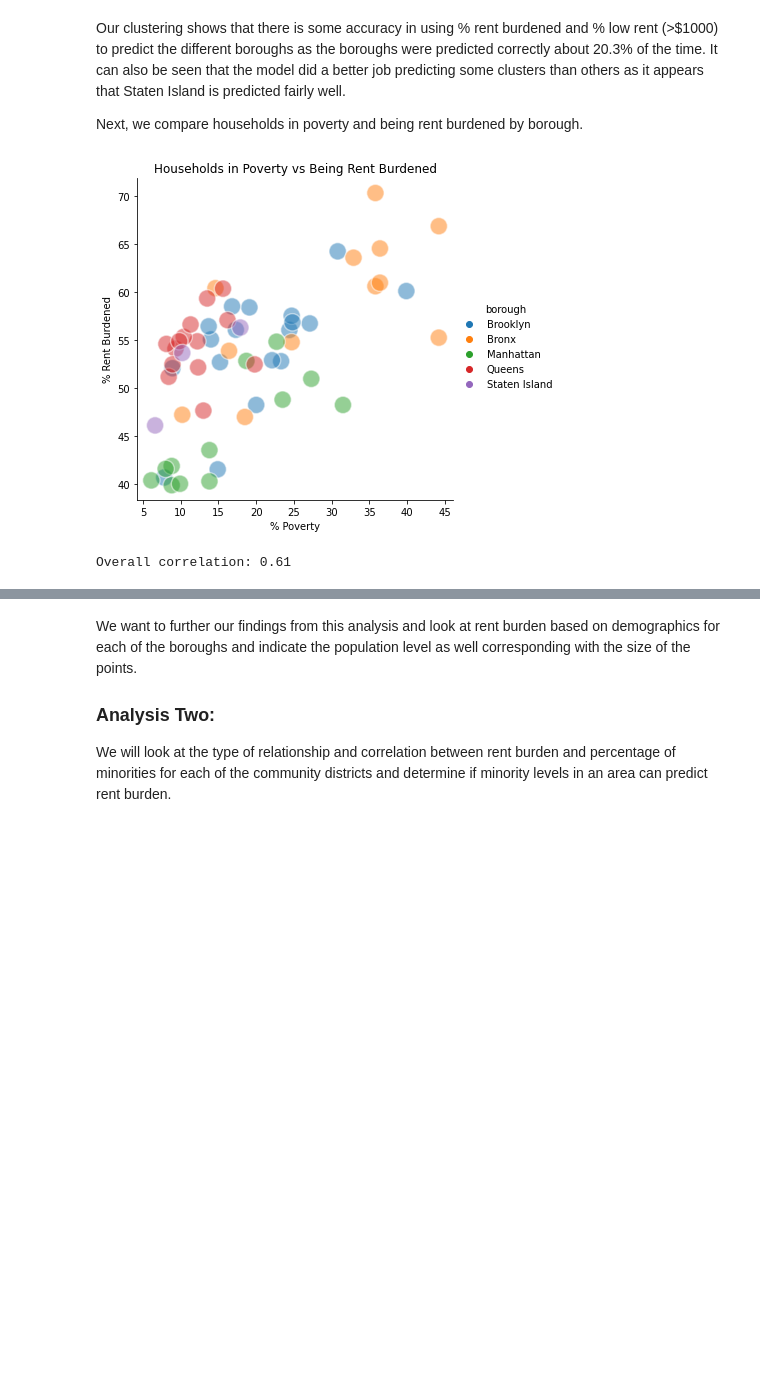
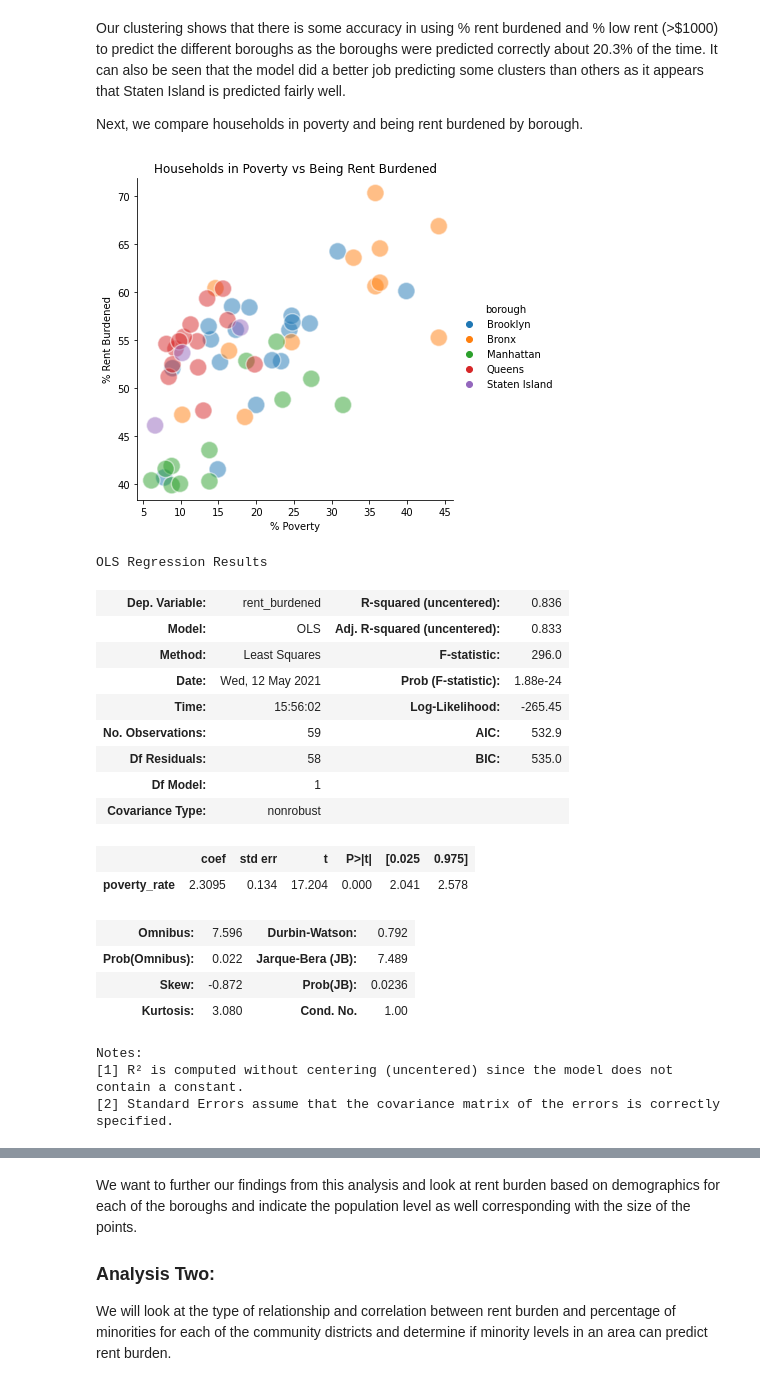
Before and after one commit to cailtyn-caj96/info-2950, a Jupyter notebook: final/finalproject.ipynb, the cells around one changed output, grey strips where cells are left out. Cells and saved outputs as stored; diff of their text form; code cells hidden in the pictures; blank space fills up the shorter version.

```diff
--- a/final/finalproject.ipynb
+++ b/final/finalproject.ipynb
@@ -125,16 +125,41 @@ Our clustering shows that there is some accuracy in using % rent burdened and %
 
 Next, we compare households in poverty and being rent burdened by borough.
 # %%
-# display(burden_gross.head())
+from sklearn.linear_model import LinearRegression as lr
+from sklearn.metrics import r2_score
 
 sns.relplot(x='poverty_rate', y='rent_burdened', hue="borough", s=300, alpha=.5, data=housing_poverty);
 plt.xlabel("% Poverty")
 plt.ylabel("% Rent Burdened")
 plt.title('Households in Poverty vs Being Rent Burdened')
 plt.show()
 
-print("Overall correlation: {:.2f}".format(housing_poverty["poverty_rate"].corr(housing_poverty["rent_burdened"])))
+# print("Overall correlation: {:.2f}".format(housing_poverty["poverty_rate"].corr(housing_poverty["rent_burdened"])))
+
+X = housing_poverty['poverty_rate']
+Y = housing_poverty['rent_burdened']
+
+model = sm.OLS(Y, X).fit()
+model.summary()
 # %% [output]
 [figure]
-Overall correlation: 0.61
+OLS Regression Results
+| Dep. Variable: | rent_burdened | R-squared (uncentered): | 0.836 |
+| Model: | OLS | Adj. R-squared (uncentered): | 0.833 |
+| Method: | Least Squares | F-statistic: | 296.0 |
+| Date: | Wed, 12 May 2021 | Prob (F-statistic): | 1.88e-24 |
+| Time: | 15:56:02 | Log-Likelihood: | -265.45 |
+| No. Observations: | 59 | AIC: | 532.9 |
+| Df Residuals: | 58 | BIC: | 535.0 |
+| Df Model: | 1 |  |  |
+| Covariance Type: | nonrobust |  |  |
+|  | coef | std err | t | P>|t| | [0.025 | 0.975] |
+| poverty_rate | 2.3095 | 0.134 | 17.204 | 0.000 | 2.041 | 2.578 |
+| Omnibus: | 7.596 | Durbin-Watson: | 0.792 |
+| Prob(Omnibus): | 0.022 | Jarque-Bera (JB): | 7.489 |
+| Skew: | -0.872 | Prob(JB): | 0.0236 |
+| Kurtosis: | 3.080 | Cond. No. | 1.00 |
+Notes:
+[1] R² is computed without centering (uncentered) since the model does not contain a constant.
+[2] Standard Errors assume that the covariance matrix of the errors is correctly specified.
 # %% [markdown]
```
Also changed, not shown: parts of 4 cells of this notebook, 18 other files.
